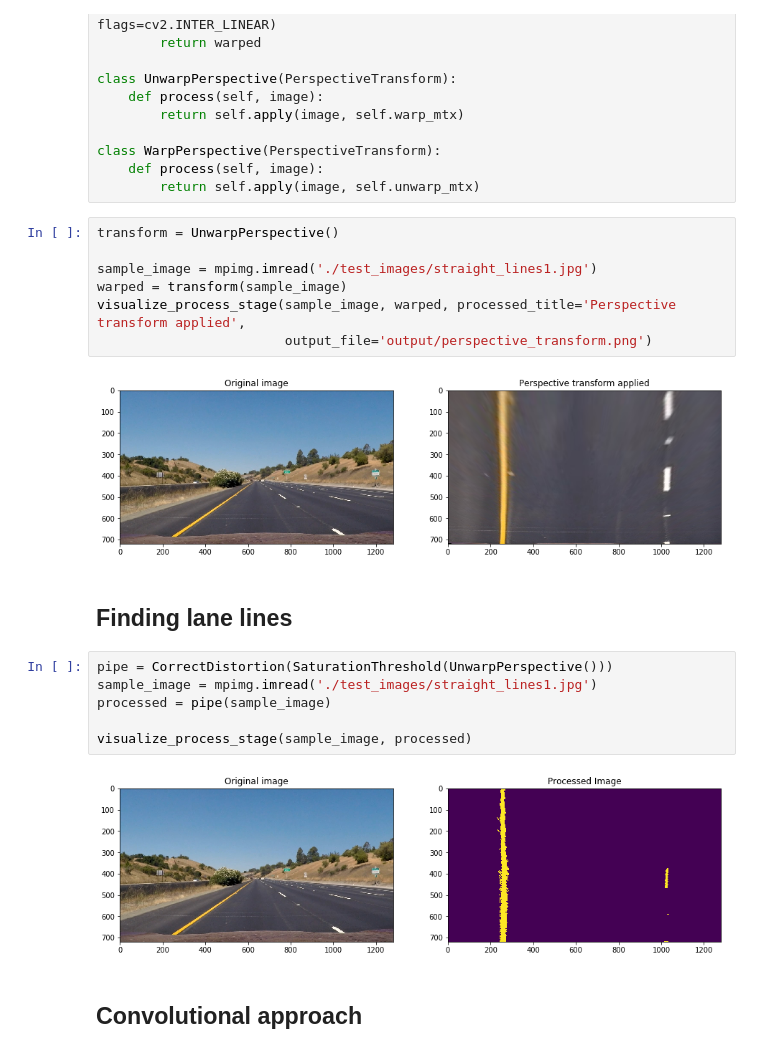
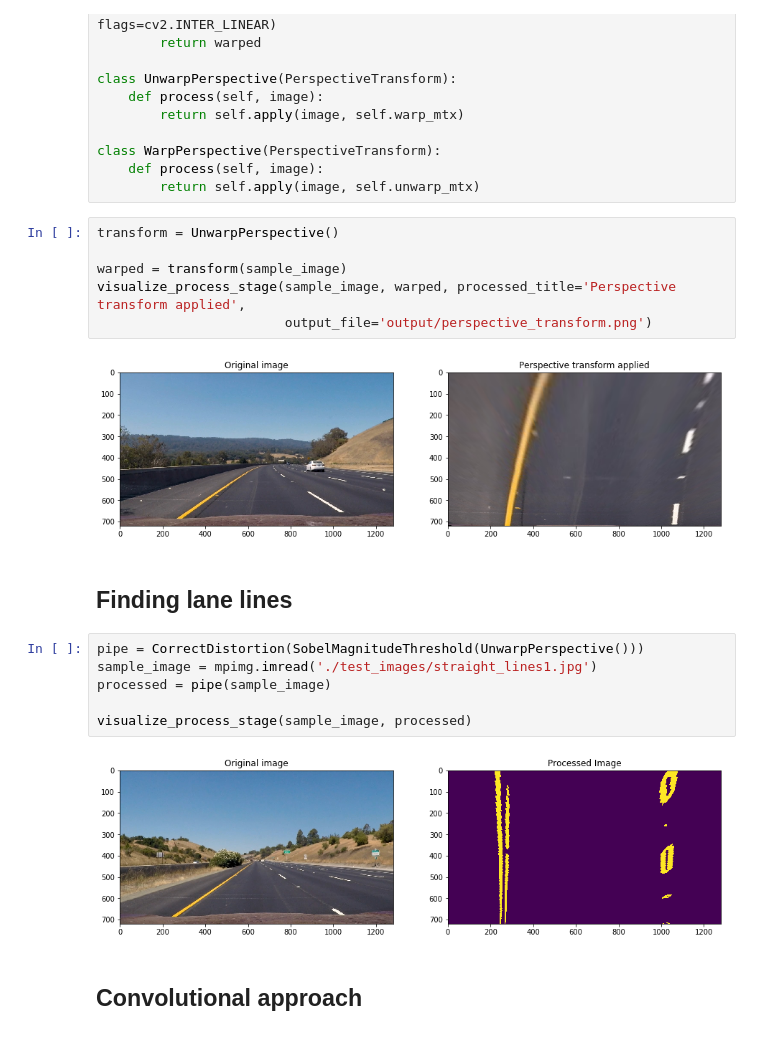
Before and after one commit to tindandelion/carnd-advanced-lane-detection-p4, a Jupyter notebook: advanced-lane-detection.ipynb, the cells around one changed output. Drawn from its saved outputs; the diff is of its cells as text.

Commit message:
Combining Sobel and saturation thresholding

```diff
--- a/advanced-lane-detection.ipynb
+++ b/advanced-lane-detection.ipynb
@@ -174,22 +222,21 @@ class WarpPerspective(PerspectiveTransform):
 # %%
 transform = UnwarpPerspective()
 
-sample_image = mpimg.imread('./test_images/straight_lines1.jpg')
 warped = transform(sample_image)
 visualize_process_stage(sample_image, warped, processed_title='Perspective transform applied',
                         output_file='output/perspective_transform.png')
 # %% [output]
-[figure, old version]
+[figure, new version]
 # %% [markdown]
 ## Finding lane lines
 # %%
-pipe = CorrectDistortion(SaturationThreshold(UnwarpPerspective()))
+pipe = CorrectDistortion(SobelMagnitudeThreshold(UnwarpPerspective()))
 sample_image = mpimg.imread('./test_images/straight_lines1.jpg')
 processed = pipe(sample_image)
 
 visualize_process_stage(sample_image, processed)
 # %% [output]
-[figure, old version]
+[figure, new version]
 # %% [markdown]
 ## Convolutional approach
 # %%
```
Also changed, not shown: parts of 9 cells of this notebook, 5 other files.
